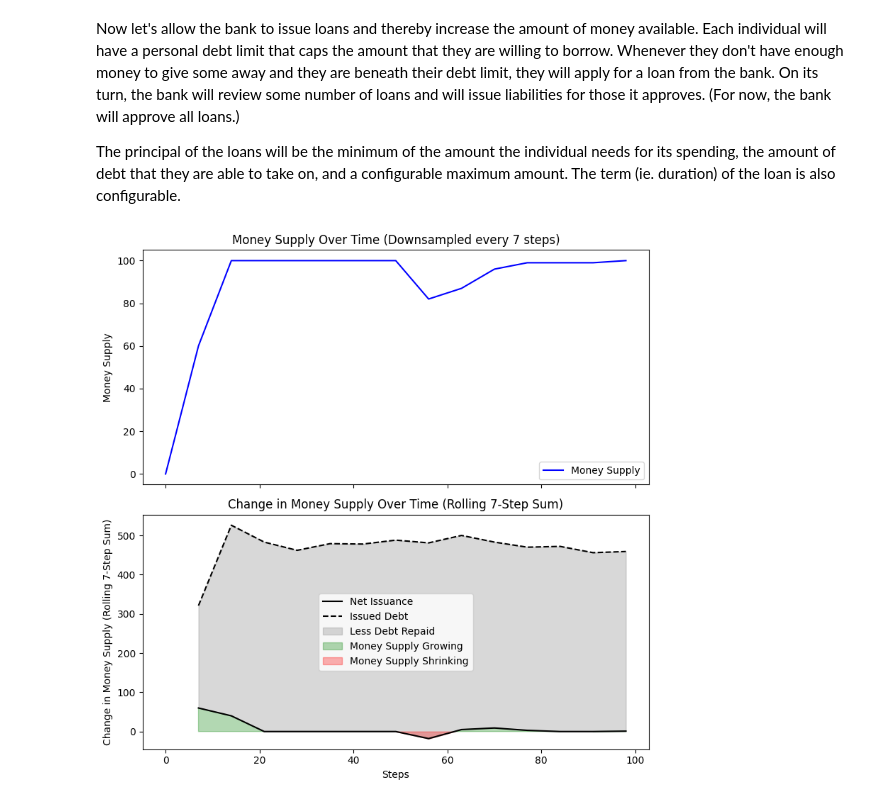
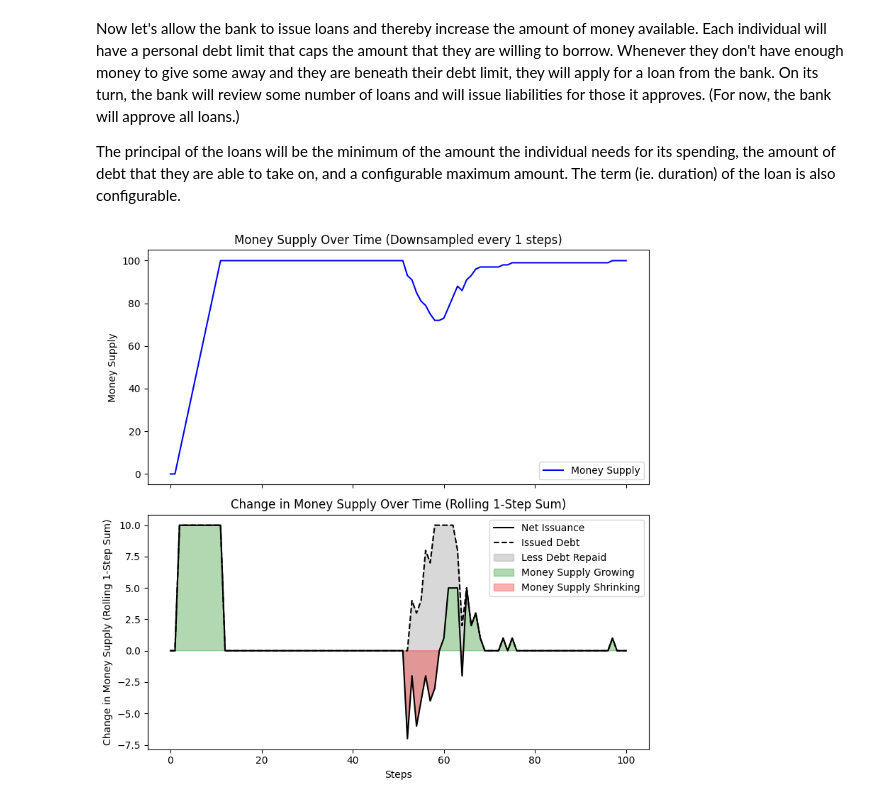
Before and after one commit to fillstaley/econolab, a Jupyter notebook: boltzmann-bank.ipynb, the cells around one changed output. Drawn from its saved outputs; the diff is of its cells as text; code cells hidden in the pictures.

```diff
--- a/boltzmann-bank.ipynb
+++ b/boltzmann-bank.ipynb
@@ -210,9 +210,9 @@ loans_model = BoltzmannBank(
 for _ in range(100):
     loans_model.step()
 # %%
-plot_money_supply(loans_model, period=7)
+plot_money_supply(loans_model, period=1)
 # %% [output]
-[figure, old version]
+[figure, new version]
 # %%
 plot_model_data(loans_model)
 # %% [output]
```
Also changed, not shown: parts of 8 cells of this notebook, 4 other files.
